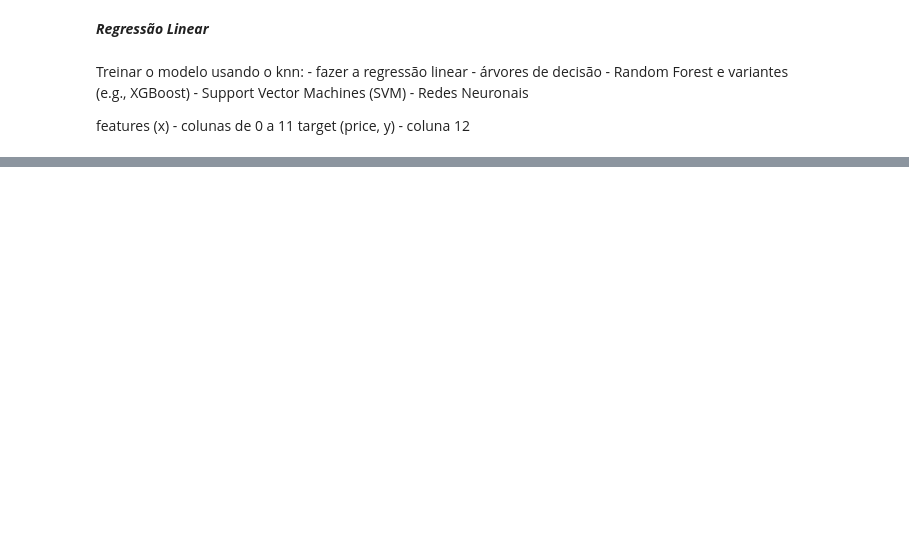
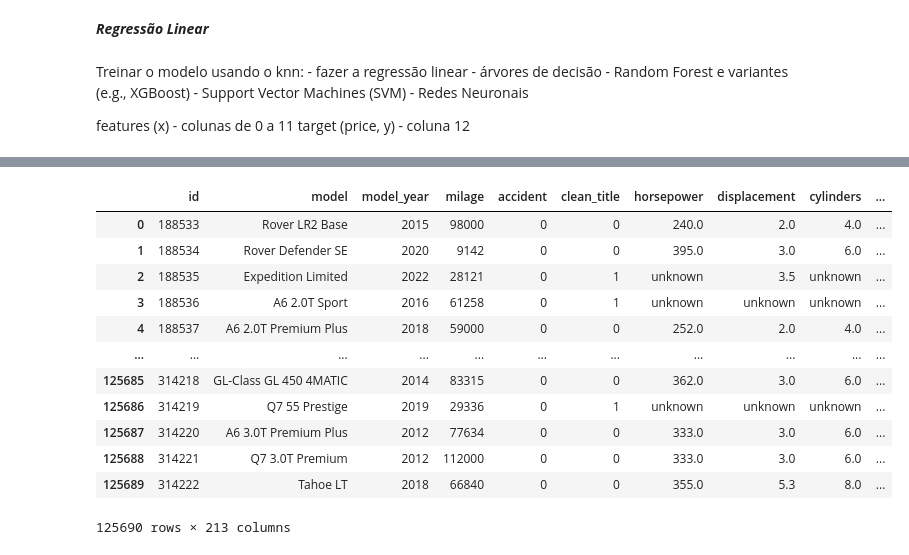
Before and after one commit to ThaylaalyahT/AA_TP1, a Jupyter notebook: car_price_prediction_test.ipynb, the cells around one changed output, grey strips where cells are left out. Cells and saved outputs as stored; diff of their text form; code cells hidden in the pictures; blank space fills up the shorter version.

```diff
--- a/car_price_prediction_test.ipynb
+++ b/car_price_prediction_test.ipynb
@@ -202,0 +276,16 @@ plt.show()
+# %%
+test
+# %% [output]
+|  | id | model | model_year | milage | accident | clean_title | horsepower | displacement | cylinders | ... |
+| 0 | 188533 | Rover LR2 Base | 2015 | 98000 | 0 | 0 | 240.0 | 2.0 | 4.0 | ... |
+| 1 | 188534 | Rover Defender SE | 2020 | 9142 | 0 | 0 | 395.0 | 3.0 | 6.0 | ... |
+| 2 | 188535 | Expedition Limited | 2022 | 28121 | 0 | 1 | unknown | 3.5 | unknown | ... |
+| 3 | 188536 | A6 2.0T Sport | 2016 | 61258 | 0 | 1 | unknown | unknown | unknown | ... |
+| 4 | 188537 | A6 2.0T Premium Plus | 2018 | 59000 | 0 | 0 | 252.0 | 2.0 | 4.0 | ... |
+| ... | ... | ... | ... | ... | ... | ... | ... | ... | ... | ... |
+| 125685 | 314218 | GL-Class GL 450 4MATIC | 2014 | 83315 | 0 | 0 | 362.0 | 3.0 | 6.0 | ... |
+| 125686 | 314219 | Q7 55 Prestige | 2019 | 29336 | 0 | 1 | unknown | unknown | unknown | ... |
+| 125687 | 314220 | A6 3.0T Premium Plus | 2012 | 77634 | 0 | 0 | 333.0 | 3.0 | 6.0 | ... |
+| 125688 | 314221 | Q7 3.0T Premium | 2012 | 112000 | 0 | 0 | 333.0 | 3.0 | 6.0 | ... |
+| 125689 | 314222 | Tahoe LT | 2018 | 66840 | 0 | 0 | 355.0 | 5.3 | 8.0 | ... |
+125690 rows × 213 columns
```
Also changed, not shown: parts of 16 cells of this notebook, 2 other files.
